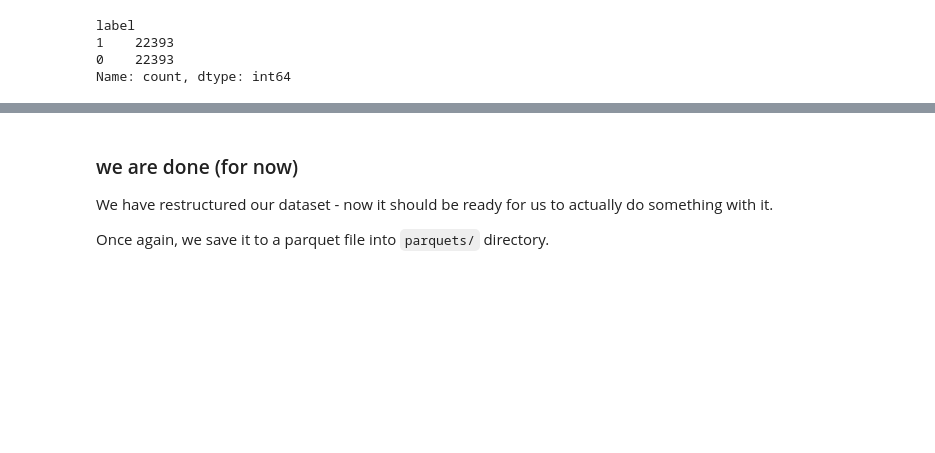
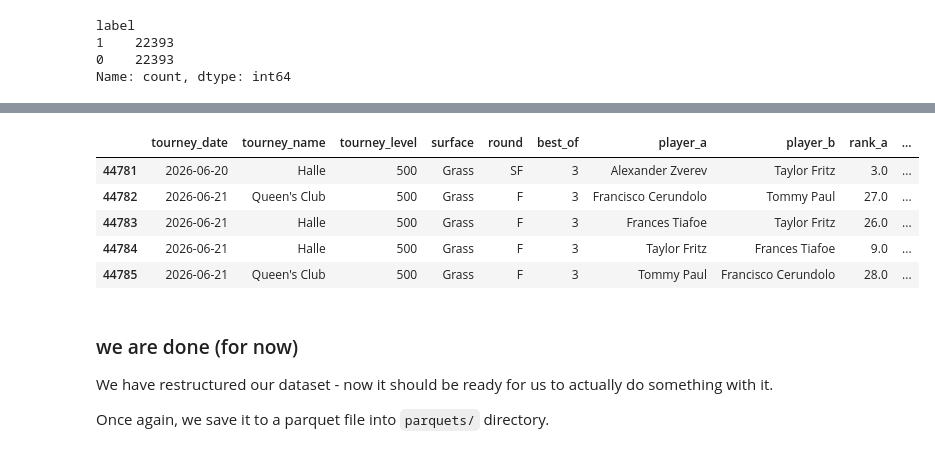
Before and after one commit to carminvuong/tennis_versus, a Jupyter notebook: 02_restructuring_data.ipynb, the cells around one changed output, grey strips where cells are left out. Cells and saved outputs as stored; diff of their text form; code cells hidden in the pictures; blank space fills up the shorter version.

```diff
--- a/02_restructuring_data.ipynb
+++ b/02_restructuring_data.ipynb
@@ -130,0 +278,35 @@ Name: count, dtype: int64
+# %%
+# actually, finding an average on how many BPs a player faces per match might be important
+def bp_pressure(data, last_N=10):
+
+    pressure_a = []
+    pressure_b = []
+
+    for _, row in data.iterrows():
+
+        past_a = data[
+            (data['player_a'] == row['player_a']) &
+            (data['tourney_date'] < row['tourney_date'])
+        ].tail(last_N)
+
+        past_b = data[
+            (data['player_a'] == row['player_b']) &
+            (data['tourney_date'] < row['tourney_date'])
+        ].tail(last_N)
+
+        # let's say default is 5
+        pressure_a.append((past_a['bpFaced_a'].sum() / len(past_a)) if len(past_a) >= 3 else 5)
+        pressure_b.append((past_b['bpFaced_a'].sum() / len(past_b)) if len(past_b) >= 3 else 5)
+
+    data['bp_pressure_a'] = pressure_a
+    data['bp_pressure_b'] = pressure_b
+
+bp_pressure(data)
+data.tail()
+# %% [output]
+|  | tourney_date | tourney_name | tourney_level | surface | round | best_of | player_a | player_b | rank_a | ... |
+| 44781 | 2026-06-20 | Halle | 500 | Grass | SF | 3 | Alexander Zverev | Taylor Fritz | 3.0 | ... |
+| 44782 | 2026-06-21 | Queen's Club | 500 | Grass | F | 3 | Francisco Cerundolo | Tommy Paul | 27.0 | ... |
+| 44783 | 2026-06-21 | Halle | 500 | Grass | F | 3 | Frances Tiafoe | Taylor Fritz | 26.0 | ... |
+| 44784 | 2026-06-21 | Halle | 500 | Grass | F | 3 | Taylor Fritz | Frances Tiafoe | 9.0 | ... |
+| 44785 | 2026-06-21 | Queen's Club | 500 | Grass | F | 3 | Tommy Paul | Francisco Cerundolo | 28.0 | ... |
```
Also changed, not shown: parts of 7 cells of this notebook, 1 other file.
